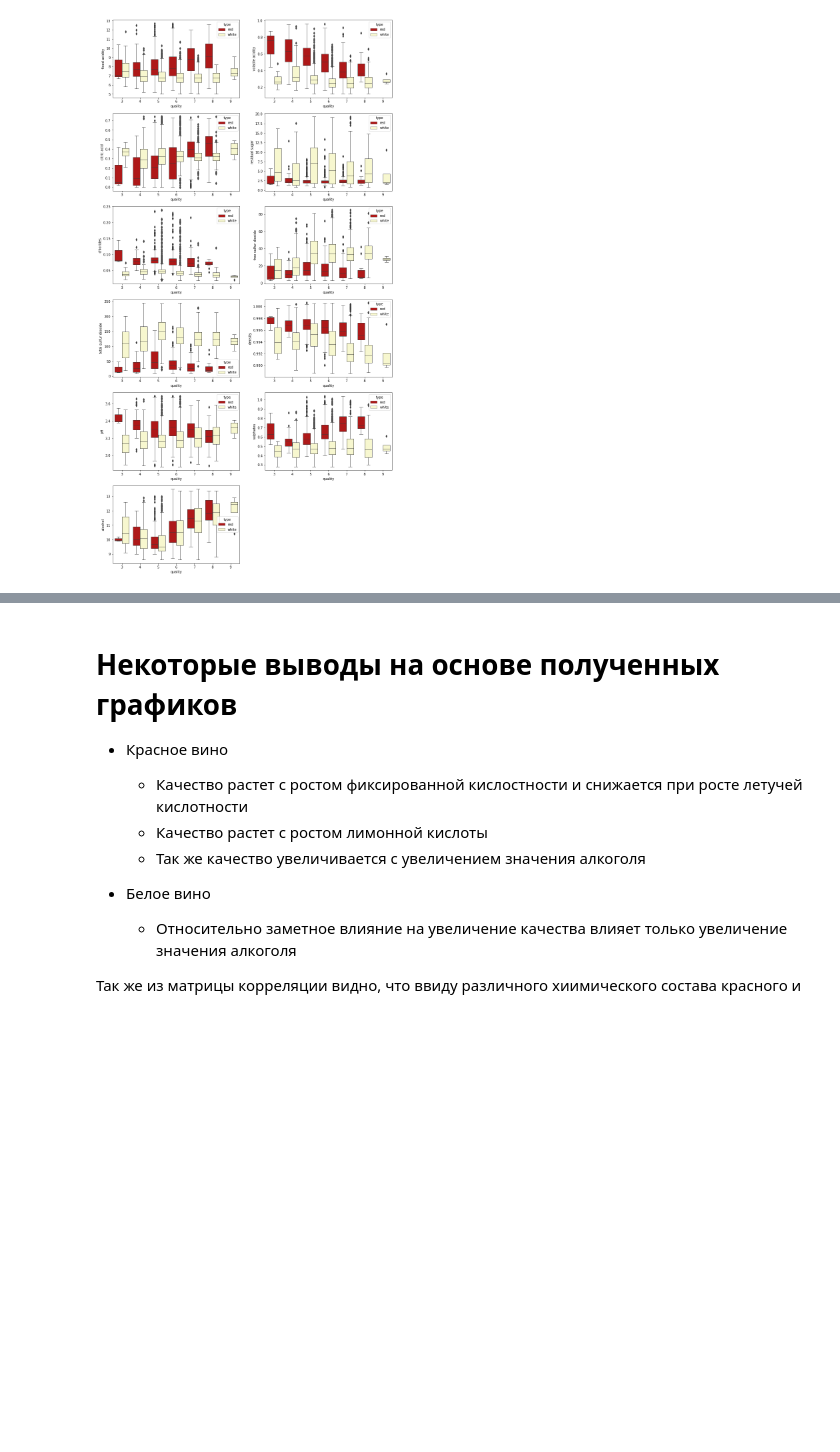
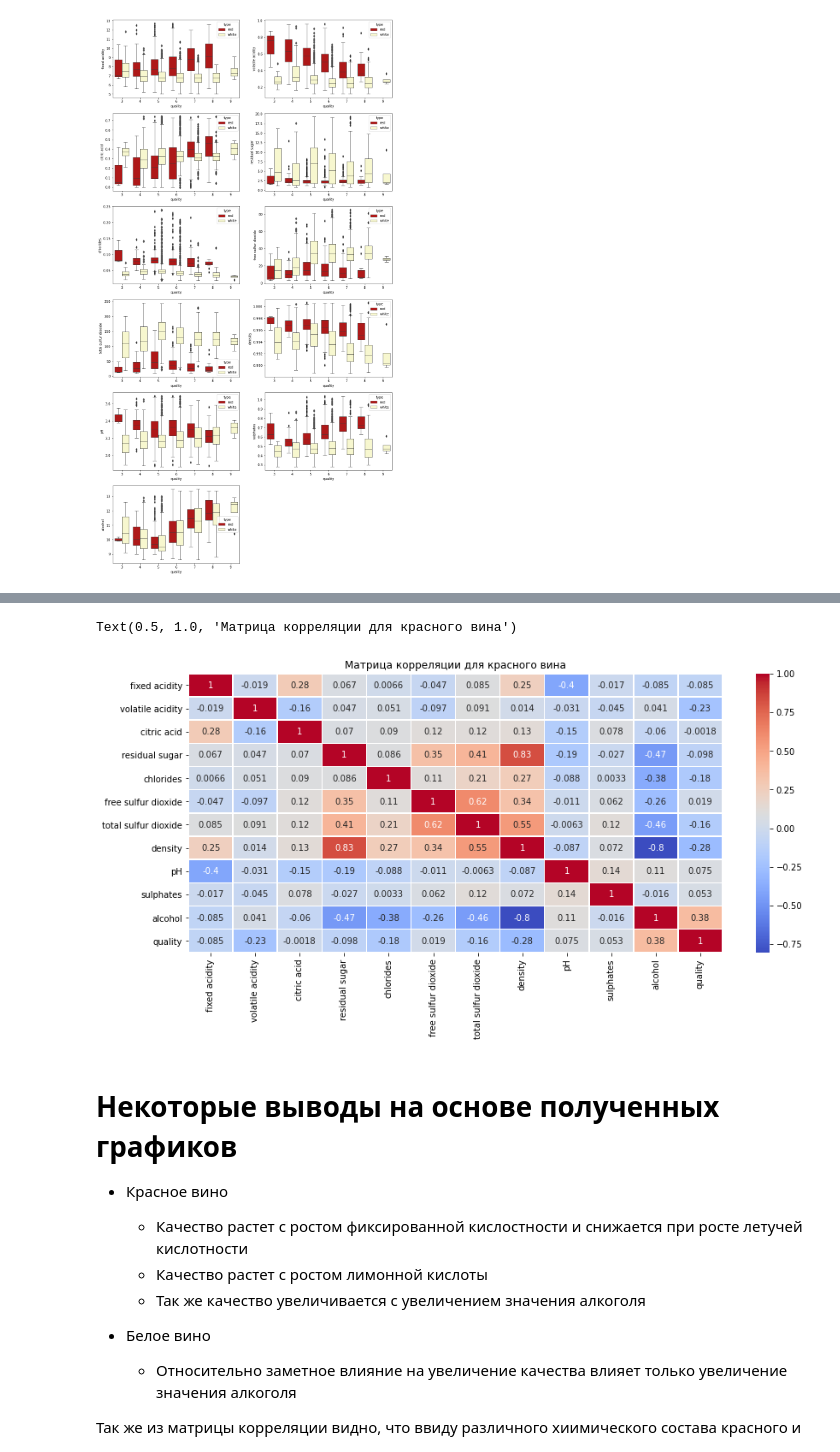
Before and after one commit to Artyom91150/MachineLearning, a Jupyter notebook: HW_1.ipynb, the cells around one changed output, grey strips where cells are left out. Saved outputs shown, nothing was run; the diff lists cells and outputs as text; code cells hidden in the pictures; blank space fills up the shorter version.

```diff
--- a/HW_1.ipynb
+++ b/HW_1.ipynb
@@ -172,3 +167,10 @@ Text(0.5, 1.0, 'Матрица корреляции для красного ви
+# %%
+fig = plt.figure(figsize=(14, 6))
+sns.heatmap(data_R.corr(), cmap='coolwarm', annot=True, linewidths=.5)
+plt.title("Матрица корреляции для красного вина")
+# %% [output]
+Text(0.5, 1.0, 'Матрица корреляции для красного вина')
+[figure, added]
 # %% [markdown]
 # Некоторые выводы на основе полученных графиков
 
```
Also changed, not shown: parts of 15 cells of this notebook.
